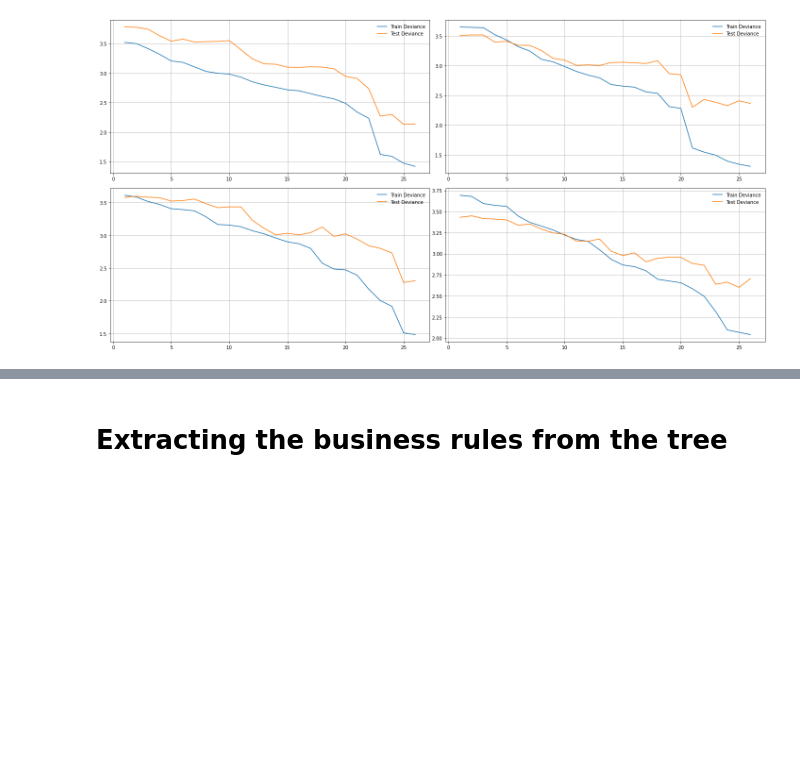
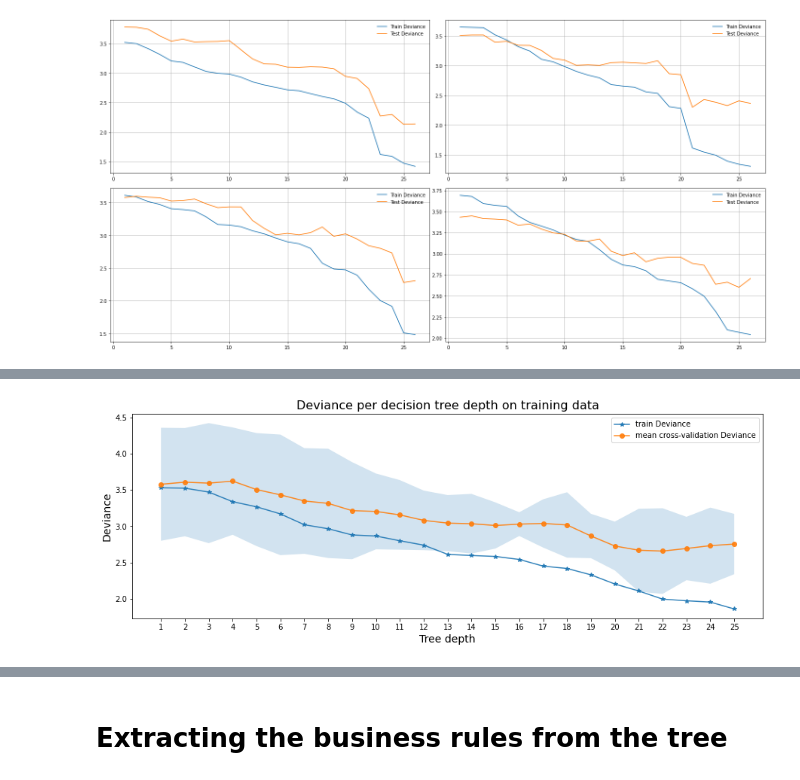
Before and after one commit to rajivsam/cmi_count_data_modeling, a Jupyter notebook: notebooks/retail_DecesionTreeRegressor.ipynb, the cells around one changed output, grey strips where cells are left out. Drawn from its saved outputs; the diff is of its cells as text; code cells hidden in the pictures; blank space fills up the shorter version.

```diff
--- a/notebooks/retail_DecesionTreeRegressor.ipynb
+++ b/notebooks/retail_DecesionTreeRegressor.ipynb
@@ -188,0 +245,4 @@ For the first plot, both the lines are maintaining almost similar distance throu
+# %%
+plot_to_find_depth()
+# %% [output]
+[figure, added]
```
Also changed, not shown: parts of 25 cells of this notebook.
